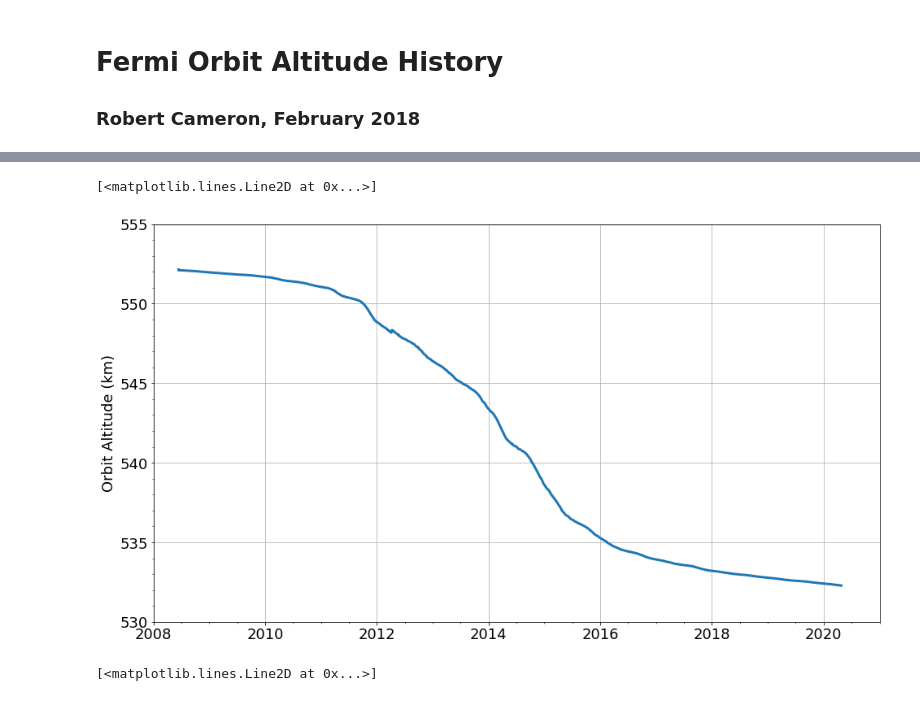
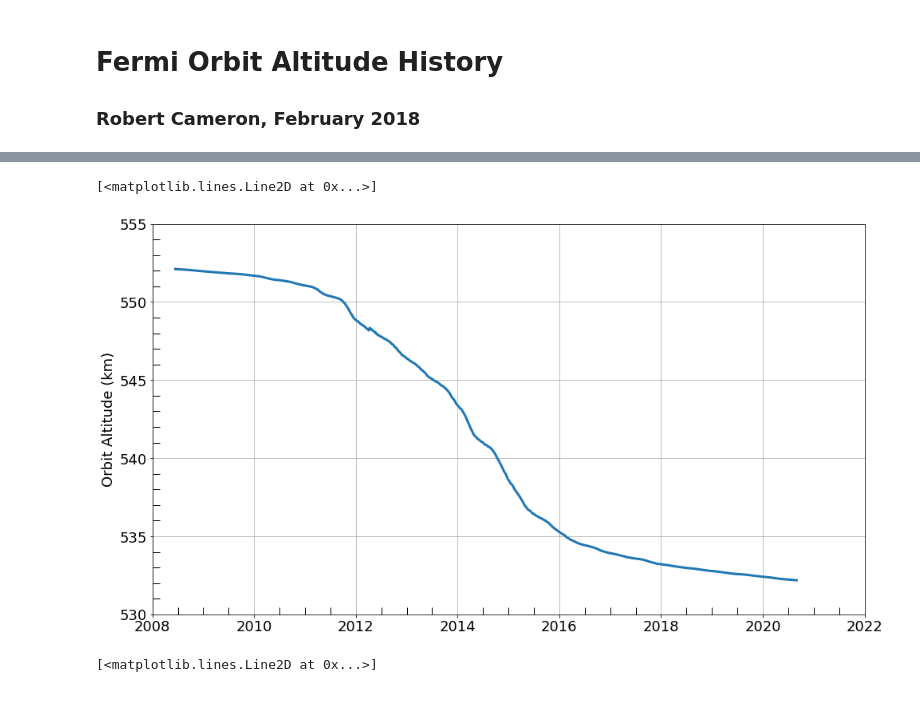
Before and after one commit to rac101/LATmetrics, a Jupyter notebook: altitude/orbit-altitude-fromTLEs.ipynb, the cells around one changed output, grey strips where cells are left out. Cells and saved outputs as stored; diff of their text form; code cells hidden in the pictures.

```diff
--- a/altitude/orbit-altitude-fromTLEs.ipynb
+++ b/altitude/orbit-altitude-fromTLEs.ipynb
@@ -183,19 +183,20 @@ plt.plot(fy, inc, '', lw=3)
 # %%
 # plot the Fermi orbit altitude
 plt.figure(figsize = [16, 9])
 plt.rc('font', size = 18)
 plt.ylabel('Orbit Altitude (km)')
-plt.xlim(2008,2021)
+plt.xlim(2008,2022)
 plt.ylim(530,555)
 plt.tick_params(axis = 'both', which = 'major')
-plt.tick_params(axis = 'both', which = 'minor')
+plt.tick_params(which='minor', length=9, width=1, direction='in')
+#plt.tick_params(axis = 'both', which = 'minor')
 plt.minorticks_on()
 plt.grid(which='major')
 plt.ticklabel_format(useOffset=False)
 plt.plot(fy, alt, '', lw=3)
 # %% [output]
 [<matplotlib.lines.Line2D at 0x...>]
-[figure, old version]
+[figure, new version]
 # %%
 # plot the Fermi orbit precession period
 
```
Also changed, not shown: parts of 17 cells of this notebook, 10 other files.
